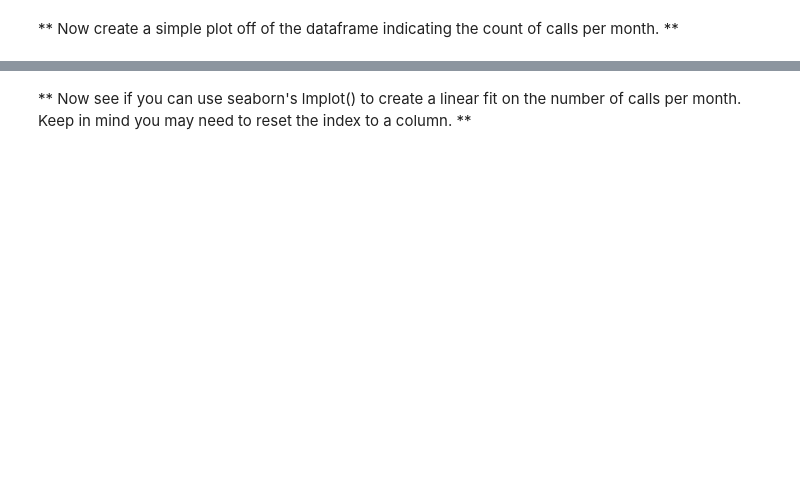
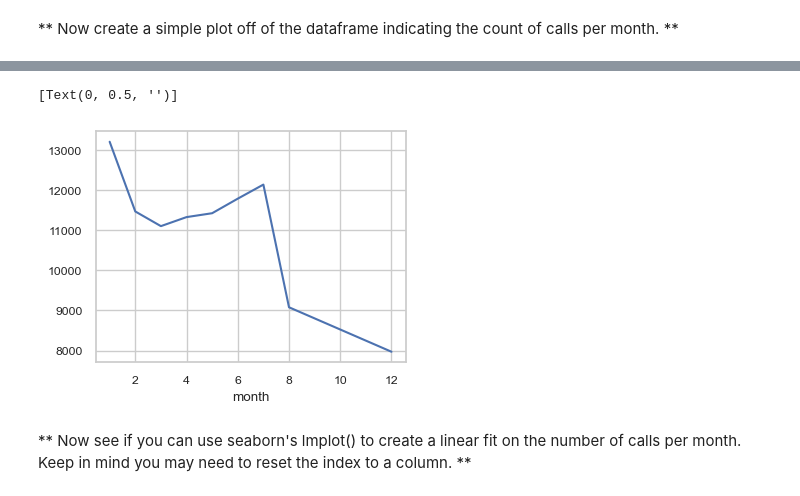
Before and after one commit to TheXirex/911-Calls, a Jupyter notebook: 911_Calls.ipynb, the cells around one changed output, grey strips where cells are left out. Saved outputs shown, nothing was run; the diff lists cells and outputs as text; code cells hidden in the pictures; blank space fills up the shorter version.

```diff
--- a/911_Calls.ipynb
+++ b/911_Calls.ipynb
@@ -203,0 +195,3 @@ _____
+# %%
+byMonth = df.groupby('month').count()
+byMonth.head()
@@ -210,2 +208,8 @@ _____
+# %%
+fig, ax = plt.subplots(figsize = (4, 3))
+sns.lineplot(data = byMonth['e']).set(ylabel = None)
+# %% [output]
+[Text(0, 0.5, '')]
+[figure, added]
 # %% [markdown]
 ** Now see if you can use seaborn's lmplot() to create a linear fit on the number of calls per month. Keep in mind you may need to reset the index to a column. **
```
Also changed, not shown: parts of 20 cells of this notebook.
